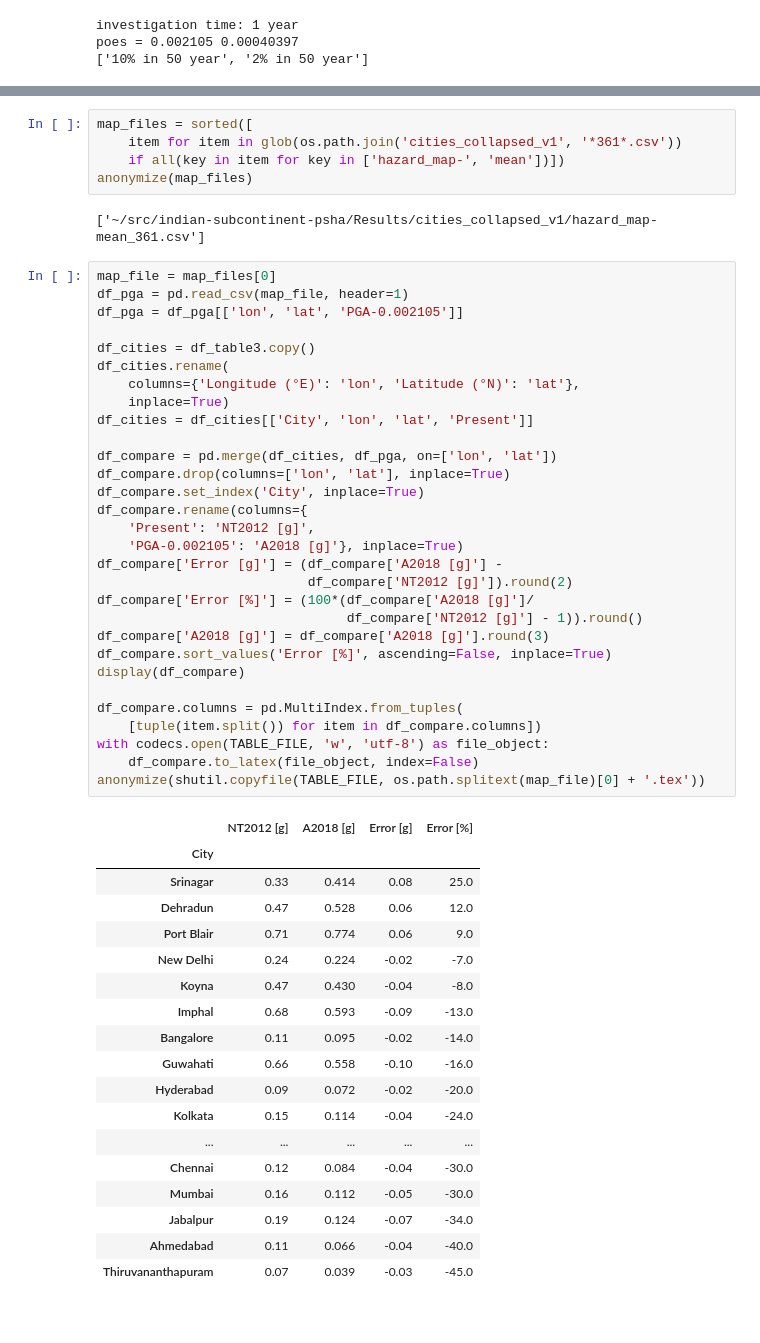
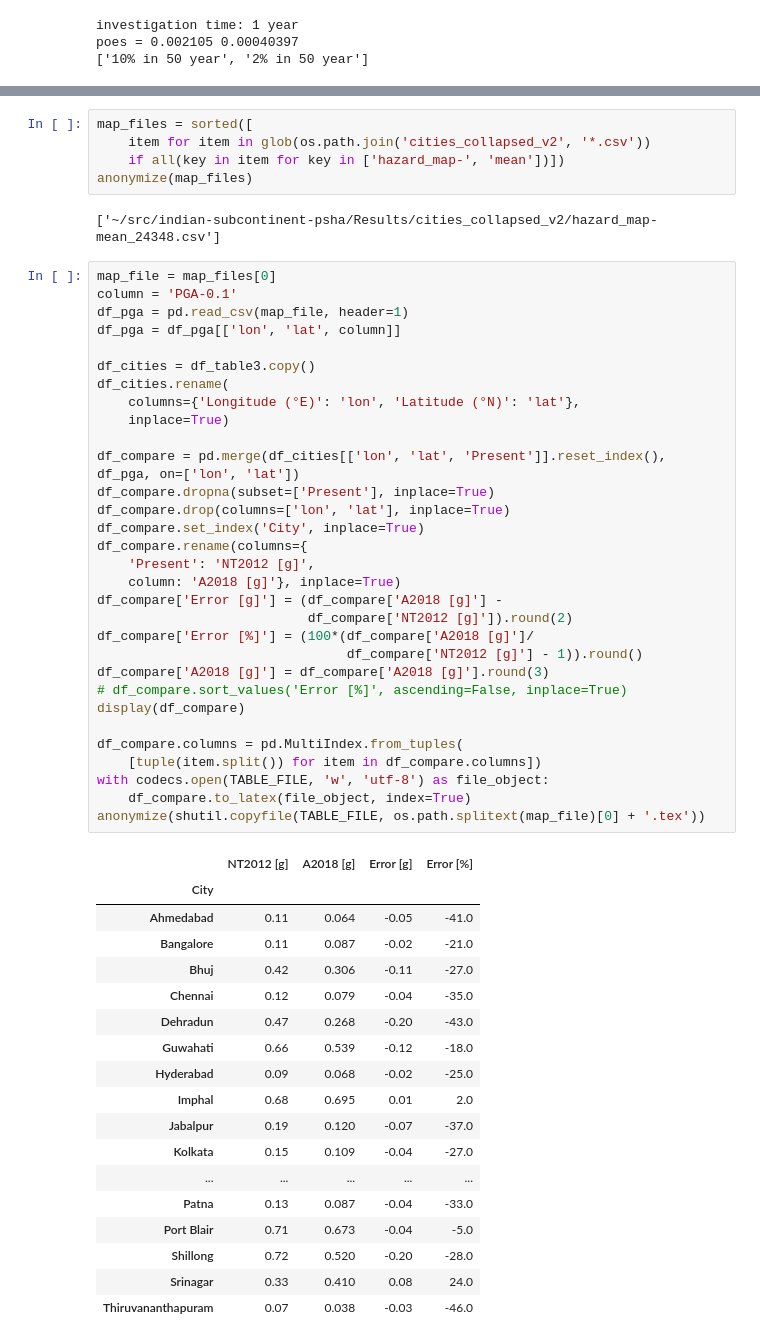
Before and after one commit to nackerley/indian-subcontinent-psha, a Jupyter notebook: Results/Hazard Curves.ipynb, the cells around one changed output, grey strips where cells are left out. Drawn from its saved outputs; the diff is of its cells as text.

```diff
--- a/Results/Hazard Curves.ipynb
+++ b/Results/Hazard Curves.ipynb
@@ -285,56 +241,57 @@ intensity = np.interp(prob, poes_series.values[::-1], poes_series.index[::-1])
 # %%
 map_files = sorted([
-    item for item in glob(os.path.join('cities_collapsed_v1', '*361*.csv'))
+    item for item in glob(os.path.join('cities_collapsed_v2', '*.csv'))
     if all(key in item for key in ['hazard_map-', 'mean'])])
 anonymize(map_files)
 # %% [output]
-['~/src/indian-subcontinent-psha/Results/cities_collapsed_v1/hazard_map-mean_361.csv']
+['~/src/indian-subcontinent-psha/Results/cities_collapsed_v2/hazard_map-mean_24348.csv']
 # %%
 map_file = map_files[0]
+column = 'PGA-0.1'
 df_pga = pd.read_csv(map_file, header=1)
-df_pga = df_pga[['lon', 'lat', 'PGA-0.002105']]
+df_pga = df_pga[['lon', 'lat', column]]
 
 df_cities = df_table3.copy()
 df_cities.rename(
     columns={'Longitude (°E)': 'lon', 'Latitude (°N)': 'lat'},
     inplace=True)
-df_cities = df_cities[['City', 'lon', 'lat', 'Present']]
 
-df_compare = pd.merge(df_cities, df_pga, on=['lon', 'lat'])
+df_compare = pd.merge(df_cities[['lon', 'lat', 'Present']].reset_index(), df_pga, on=['lon', 'lat'])
+df_compare.dropna(subset=['Present'], inplace=True)
 df_compare.drop(columns=['lon', 'lat'], inplace=True)
 df_compare.set_index('City', inplace=True)
 df_compare.rename(columns={
     'Present': 'NT2012 [g]',
-    'PGA-0.002105': 'A2018 [g]'}, inplace=True)
+    column: 'A2018 [g]'}, inplace=True)
 df_compare['Error [g]'] = (df_compare['A2018 [g]'] -
                            df_compare['NT2012 [g]']).round(2)
 df_compare['Error [%]'] = (100*(df_compare['A2018 [g]']/
                                 df_compare['NT2012 [g]'] - 1)).round()
 df_compare['A2018 [g]'] = df_compare['A2018 [g]'].round(3)
-df_compare.sort_values('Error [%]', ascending=False, inplace=True)
+# df_compare.sort_values('Error [%]', ascending=False, inplace=True)
 display(df_compare)
 
 df_compare.columns = pd.MultiIndex.from_tuples(
     [tuple(item.split()) for item in df_compare.columns])
 with codecs.open(TABLE_FILE, 'w', 'utf-8') as file_object:
-    df_compare.to_latex(file_object, index=False)
+    df_compare.to_latex(file_object, index=True)
 anonymize(shutil.copyfile(TABLE_FILE, os.path.splitext(map_file)[0] + '.tex'))
 # %% [output]
 |  | NT2012 [g] | A2018 [g] | Error [g] | Error [%] |
 | City |  |  |  |  |
-| Srinagar | 0.33 | 0.414 | 0.08 | 25.0 |
-| Dehradun | 0.47 | 0.528 | 0.06 | 12.0 |
-| Port Blair | 0.71 | 0.774 | 0.06 | 9.0 |
-| New Delhi | 0.24 | 0.224 | -0.02 | -7.0 |
-| Koyna | 0.47 | 0.430 | -0.04 | -8.0 |
-| Imphal | 0.68 | 0.593 | -0.09 | -13.0 |
-| Bangalore | 0.11 | 0.095 | -0.02 | -14.0 |
-| Guwahati | 0.66 | 0.558 | -0.10 | -16.0 |
-| Hyderabad | 0.09 | 0.072 | -0.02 | -20.0 |
-| Kolkata | 0.15 | 0.114 | -0.04 | -24.0 |
+| Ahmedabad | 0.11 | 0.064 | -0.05 | -41.0 |
+| Bangalore | 0.11 | 0.087 | -0.02 | -21.0 |
+| Bhuj | 0.42 | 0.306 | -0.11 | -27.0 |
+| Chennai | 0.12 | 0.079 | -0.04 | -35.0 |
+| Dehradun | 0.47 | 0.268 | -0.20 | -43.0 |
+| Guwahati | 0.66 | 0.539 | -0.12 | -18.0 |
+| Hyderabad | 0.09 | 0.068 | -0.02 | -25.0 |
+| Imphal | 0.68 | 0.695 | 0.01 | 2.0 |
+| Jabalpur | 0.19 | 0.120 | -0.07 | -37.0 |
+| Kolkata | 0.15 | 0.109 | -0.04 | -27.0 |
 | ... | ... | ... | ... | ... |
-| Chennai | 0.12 | 0.084 | -0.04 | -30.0 |
-| Mumbai | 0.16 | 0.112 | -0.05 | -30.0 |
-| Jabalpur | 0.19 | 0.124 | -0.07 | -34.0 |
-| Ahmedabad | 0.11 | 0.066 | -0.04 | -40.0 |
-| Thiruvananthapuram | 0.07 | 0.039 | -0.03 | -45.0 |
+| Patna | 0.13 | 0.087 | -0.04 | -33.0 |
+| Port Blair | 0.71 | 0.673 | -0.04 | -5.0 |
+| Shillong | 0.72 | 0.520 | -0.20 | -28.0 |
+| Srinagar | 0.33 | 0.410 | 0.08 | 24.0 |
+| Thiruvananthapuram | 0.07 | 0.038 | -0.03 | -46.0 |
```
Also changed, not shown: parts of 30 cells of this notebook, 9 other files.
